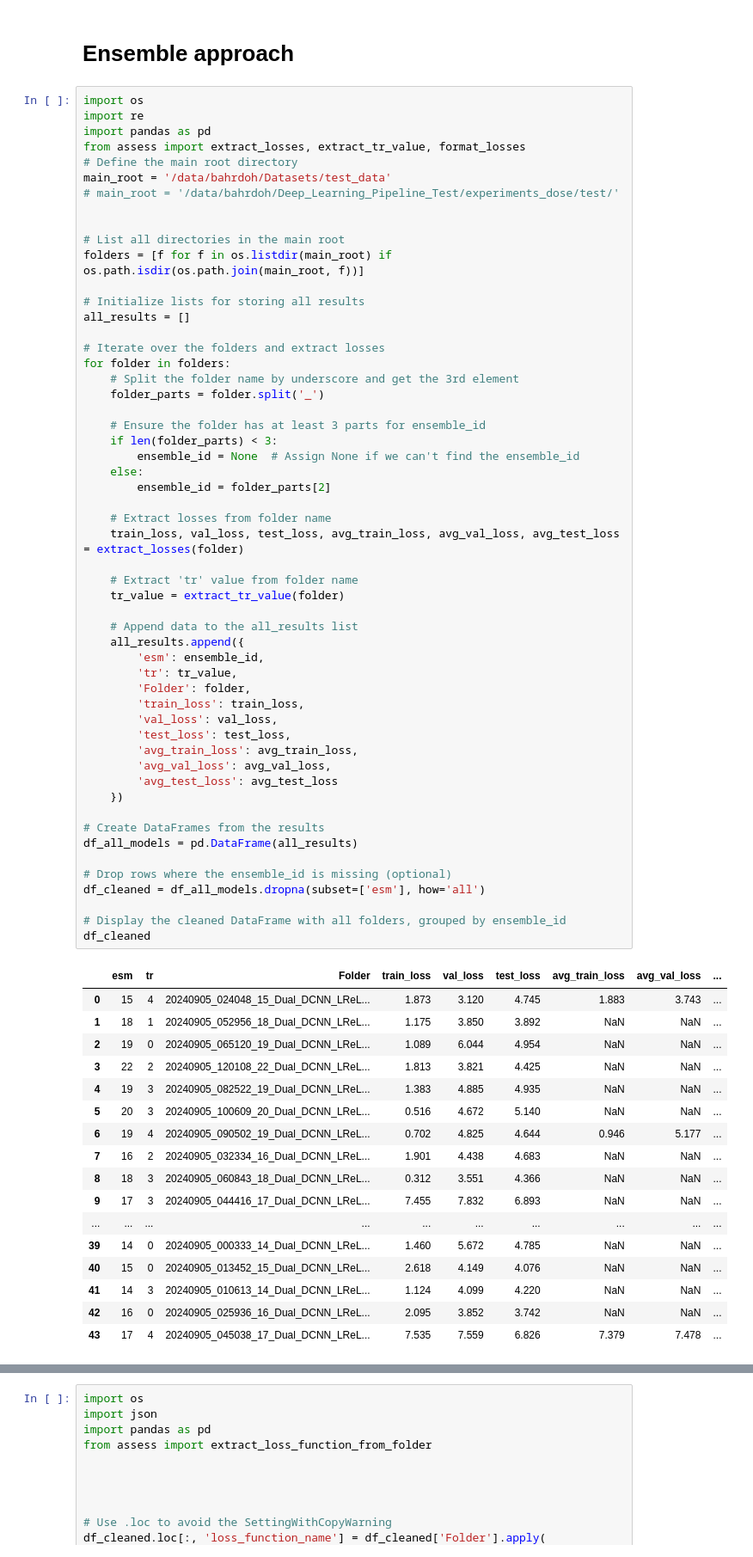
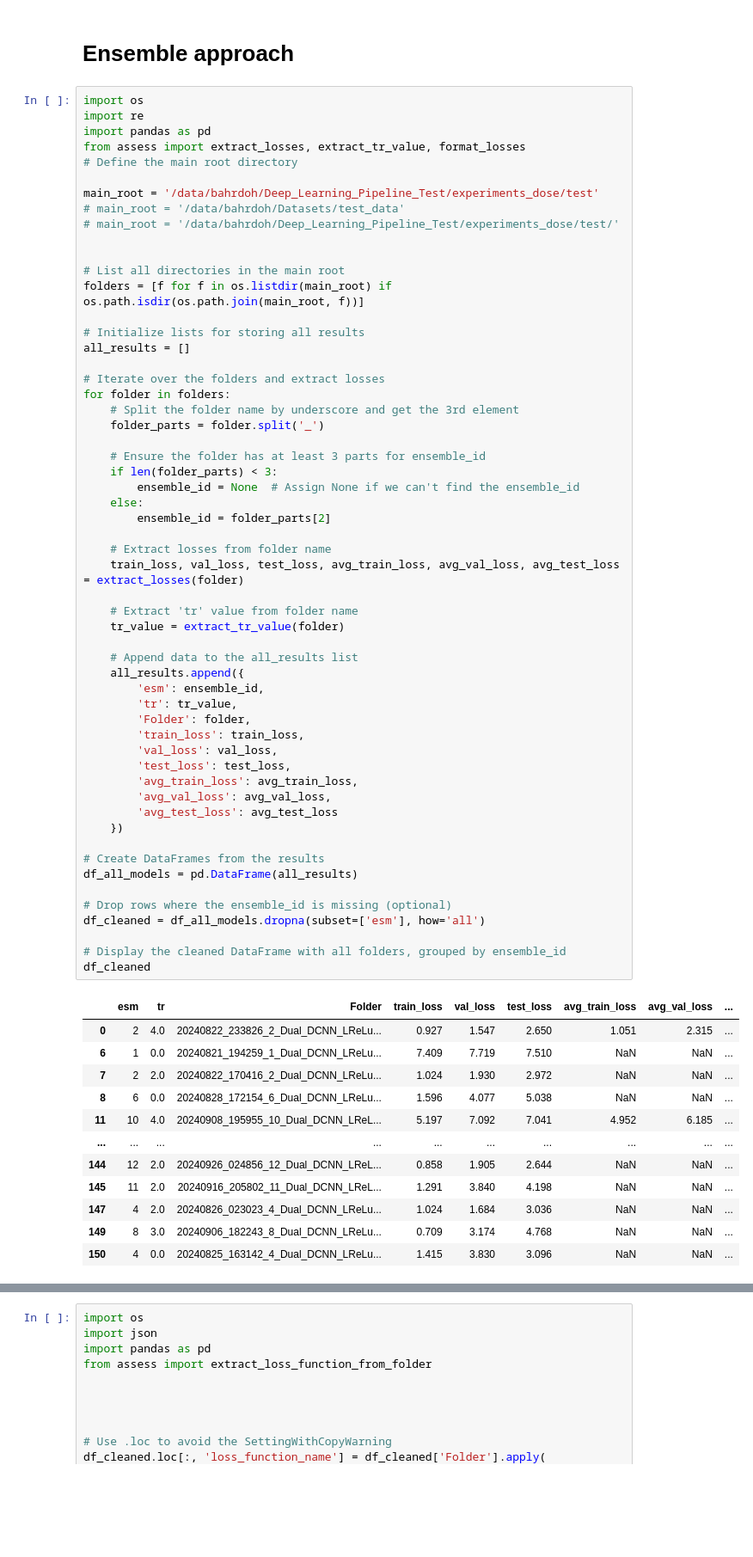
Before and after one commit to s-shahpouri/DBP_Dashboard, a Jupyter notebook: back_dashboard.ipynb, the cells around one changed output, grey strips where cells are left out. Shown at 86% size. Cells and saved outputs as stored; diff of their text form; blank space fills up the shorter version.

```diff
--- a/back_dashboard.ipynb
+++ b/back_dashboard.ipynb
@@ -9,7 +9,9 @@ import re
 import pandas as pd
 from assess import extract_losses, extract_tr_value, format_losses
 # Define the main root directory
-main_root = '/data/bahrdoh/Datasets/test_data'
+
+main_root = '/data/bahrdoh/Deep_Learning_Pipeline_Test/experiments_dose/test'
+# main_root = '/data/bahrdoh/Datasets/test_data'
 # main_root = '/data/bahrdoh/Deep_Learning_Pipeline_Test/experiments_dose/test/'
 
 
@@ -32,46 +34,41 @@ for folder in folders:
 
     # Extract losses from folder name
     train_loss, val_loss, test_loss, avg_train_loss, avg_val_loss, avg_test_loss = extract_losses(folder)
 
     # Extract 'tr' value from folder name
     tr_value = extract_tr_value(folder)
 
     # Append data to the all_results list
     all_results.append({
         'esm': ensemble_id,
         'tr': tr_value,
         'Folder': folder,
         'train_loss': train_loss,
         'val_loss': val_loss,
         'test_loss': test_loss,
         'avg_train_loss': avg_train_loss,
         'avg_val_loss': avg_val_loss,
         'avg_test_loss': avg_test_loss
     })
 
 # Create DataFrames from the results
 df_all_models = pd.DataFrame(all_results)
 
 # Drop rows where the ensemble_id is missing (optional)
 df_cleaned = df_all_models.dropna(subset=['esm'], how='all')
 
 # Display the cleaned DataFrame with all folders, grouped by ensemble_id
 df_cleaned
 # %% [output]
 |  | esm | tr | Folder | train_loss | val_loss | test_loss | avg_train_loss | avg_val_loss | ... |
-| 0 | 15 | 4 | 20240905_024048_15_Dual_DCNN_LReL... | 1.873 | 3.120 | 4.745 | 1.883 | 3.743 | ... |
-| 1 | 18 | 1 | 20240905_052956_18_Dual_DCNN_LReL... | 1.175 | 3.850 | 3.892 | NaN | NaN | ... |
-| 2 | 19 | 0 | 20240905_065120_19_Dual_DCNN_LReL... | 1.089 | 6.044 | 4.954 | NaN | NaN | ... |
-| 3 | 22 | 2 | 20240905_120108_22_Dual_DCNN_LReL... | 1.813 | 3.821 | 4.425 | NaN | NaN | ... |
-| 4 | 19 | 3 | 20240905_082522_19_Dual_DCNN_LReL... | 1.383 | 4.885 | 4.935 | NaN | NaN | ... |
-| 5 | 20 | 3 | 20240905_100609_20_Dual_DCNN_LReL... | 0.516 | 4.672 | 5.140 | NaN | NaN | ... |
-| 6 | 19 | 4 | 20240905_090502_19_Dual_DCNN_LReL... | 0.702 | 4.825 | 4.644 | 0.946 | 5.177 | ... |
-| 7 | 16 | 2 | 20240905_032334_16_Dual_DCNN_LReL... | 1.901 | 4.438 | 4.683 | NaN | NaN | ... |
-| 8 | 18 | 3 | 20240905_060843_18_Dual_DCNN_LReL... | 0.312 | 3.551 | 4.366 | NaN | NaN | ... |
-| 9 | 17 | 3 | 20240905_044416_17_Dual_DCNN_LReL... | 7.455 | 7.832 | 6.893 | NaN | NaN | ... |
+| 0 | 2 | 4.0 | 20240822_233826_2_Dual_DCNN_LReLu... | 0.927 | 1.547 | 2.650 | 1.051 | 2.315 | ... |
+| 6 | 1 | 0.0 | 20240821_194259_1_Dual_DCNN_LReLu... | 7.409 | 7.719 | 7.510 | NaN | NaN | ... |
+| 7 | 2 | 2.0 | 20240822_170416_2_Dual_DCNN_LReLu... | 1.024 | 1.930 | 2.972 | NaN | NaN | ... |
+| 8 | 6 | 0.0 | 20240828_172154_6_Dual_DCNN_LReLu... | 1.596 | 4.077 | 5.038 | NaN | NaN | ... |
+| 11 | 10 | 4.0 | 20240908_195955_10_Dual_DCNN_LReL... | 5.197 | 7.092 | 7.041 | 4.952 | 6.185 | ... |
 | ... | ... | ... | ... | ... | ... | ... | ... | ... | ... |
-| 39 | 14 | 0 | 20240905_000333_14_Dual_DCNN_LReL... | 1.460 | 5.672 | 4.785 | NaN | NaN | ... |
-| 40 | 15 | 0 | 20240905_013452_15_Dual_DCNN_LReL... | 2.618 | 4.149 | 4.076 | NaN | NaN | ... |
-| 41 | 14 | 3 | 20240905_010613_14_Dual_DCNN_LReL... | 1.124 | 4.099 | 4.220 | NaN | NaN | ... |
-| 42 | 16 | 0 | 20240905_025936_16_Dual_DCNN_LReL... | 2.095 | 3.852 | 3.742 | NaN | NaN | ... |
-| 43 | 17 | 4 | 20240905_045038_17_Dual_DCNN_LReL... | 7.535 | 7.559 | 6.826 | 7.379 | 7.478 | ... |
+| 144 | 12 | 2.0 | 20240926_024856_12_Dual_DCNN_LReL... | 0.858 | 1.905 | 2.644 | NaN | NaN | ... |
+| 145 | 11 | 2.0 | 20240916_205802_11_Dual_DCNN_LReL... | 1.291 | 3.840 | 4.198 | NaN | NaN | ... |
+| 147 | 4 | 2.0 | 20240826_023023_4_Dual_DCNN_LReLu... | 1.024 | 1.684 | 3.036 | NaN | NaN | ... |
+| 149 | 8 | 3.0 | 20240906_182243_8_Dual_DCNN_LReLu... | 0.709 | 3.174 | 4.768 | NaN | NaN | ... |
+| 150 | 4 | 0.0 | 20240825_163142_4_Dual_DCNN_LReLu... | 1.415 | 3.830 | 3.096 | NaN | NaN | ... |
```
Also changed, not shown: parts of 1 cell of this notebook, 5 other files.
